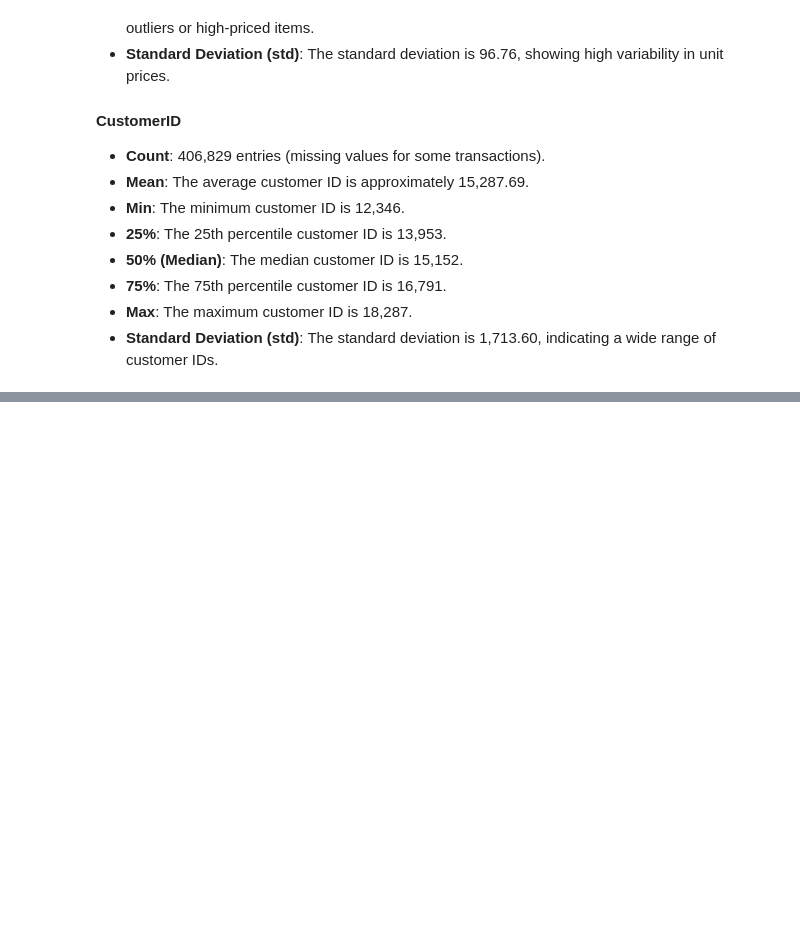
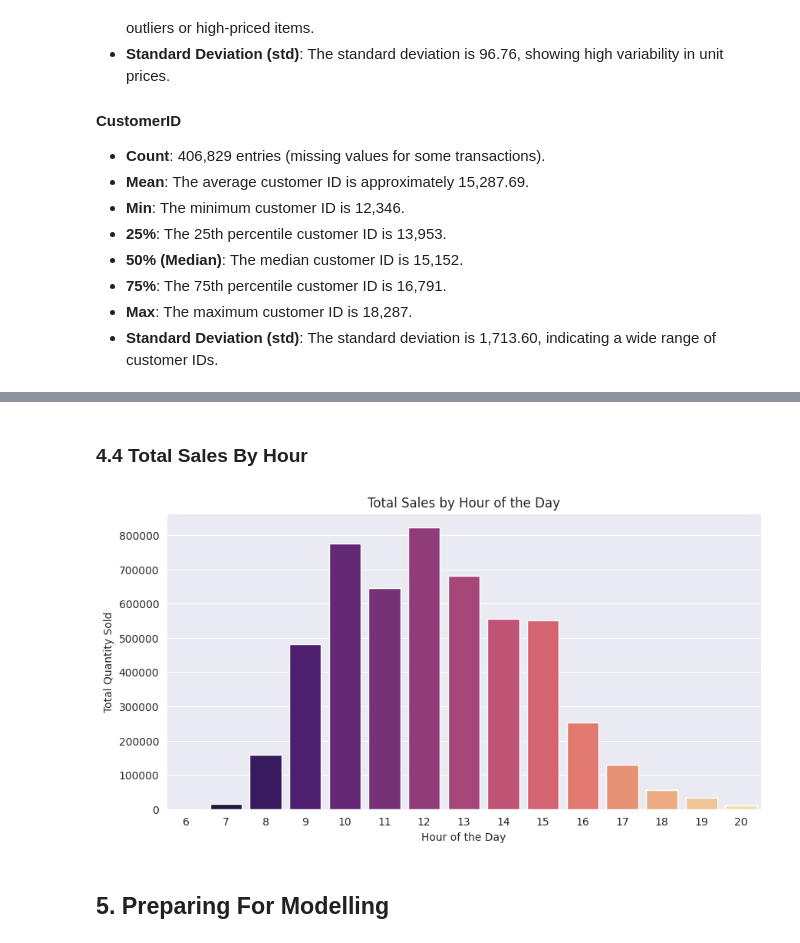
Before and after one commit to mohammadreza-mohammadi94/DataAnalysis-And-MachineLearning, a Jupyter notebook: 1. Business Intelligence and Sales Analysis/Online Retail Sales (Clustering)/Online_Retail_Sales_Cluestering_Model.ipynb, the cells around one changed output, grey strips where cells are left out. Drawn from its saved outputs; the diff is of its cells as text; code cells hidden in the pictures; blank space fills up the shorter version.

Commit message:
Preparing Dataset & EDA

```diff
--- a/1. Business Intelligence and Sales Analysis/Online Retail Sales (Clustering)/Online_Retail_Sales_Cluestering_Model.ipynb
+++ b/1. Business Intelligence and Sales Analysis/Online Retail Sales (Clustering)/Online_Retail_Sales_Cluestering_Model.ipynb
@@ -122,0 +293,4 @@ df.describe().T
+# %%
+# Drop Missing Values in CustomerID
+df = df.dropna(subset=['CustomerID'], axis=0)
+df
@@ -122,0 +329,3 @@ df.describe().T
+# %%
+# Drop duplicated rows
+df.drop_duplicates(inplace=True)
@@ -122,0 +553,16 @@ df.describe().T
+# %% [markdown]
+### 4.4 Total Sales By Hour <a id=4.4></a>
+# %%
+df['Hour'] = df['InvoiceDate'].dt.hour
+sales_by_hour = df.groupby('Hour')['Quantity'].sum()
+
+plt.figure(figsize=(10, 5))
+sns.barplot(x=sales_by_hour.index, y=sales_by_hour.values, palette='magma')
+plt.title('Total Sales by Hour of the Day')
+plt.xlabel('Hour of the Day')
+plt.ylabel('Total Quantity Sold')
+plt.show()
+# %% [output]
+[figure, added]
+# %% [markdown]
+## 5. Preparing For Modelling <a id=5></a>
```
Also changed, not shown: parts of 47 cells of this notebook.
